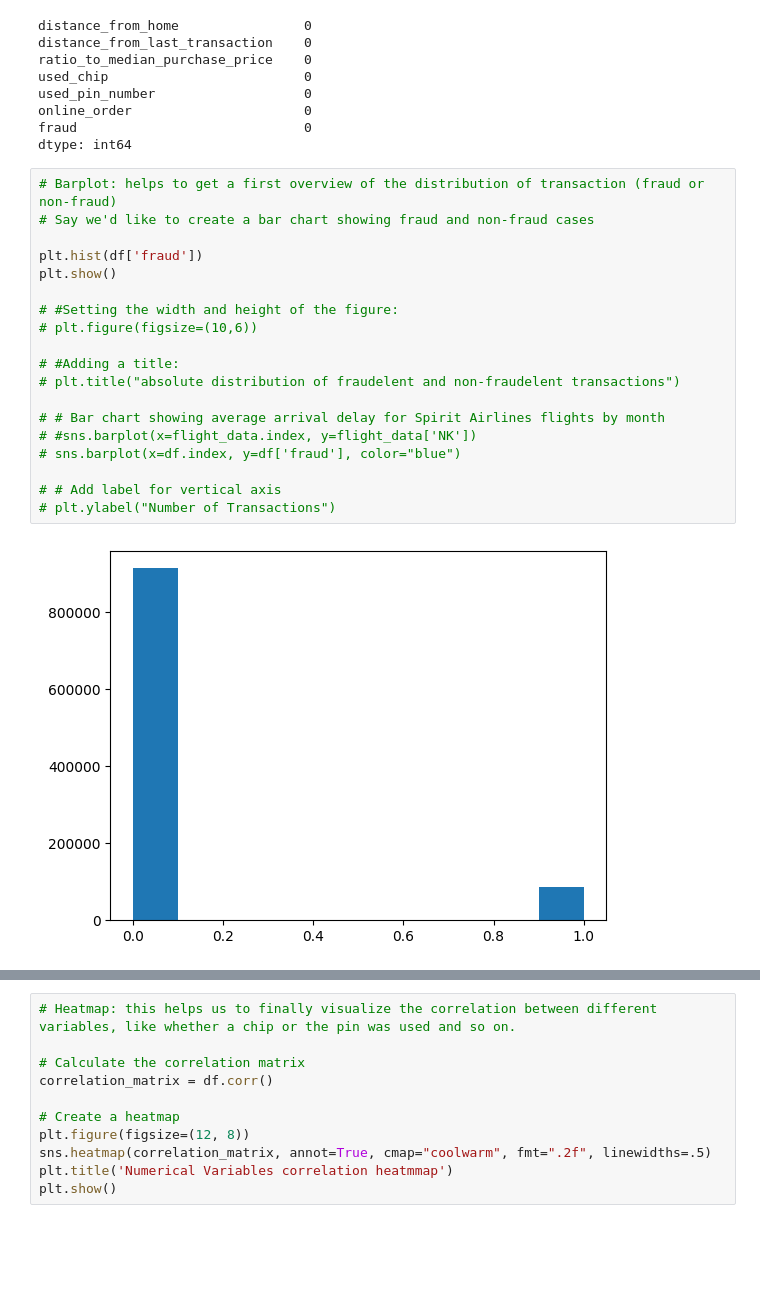
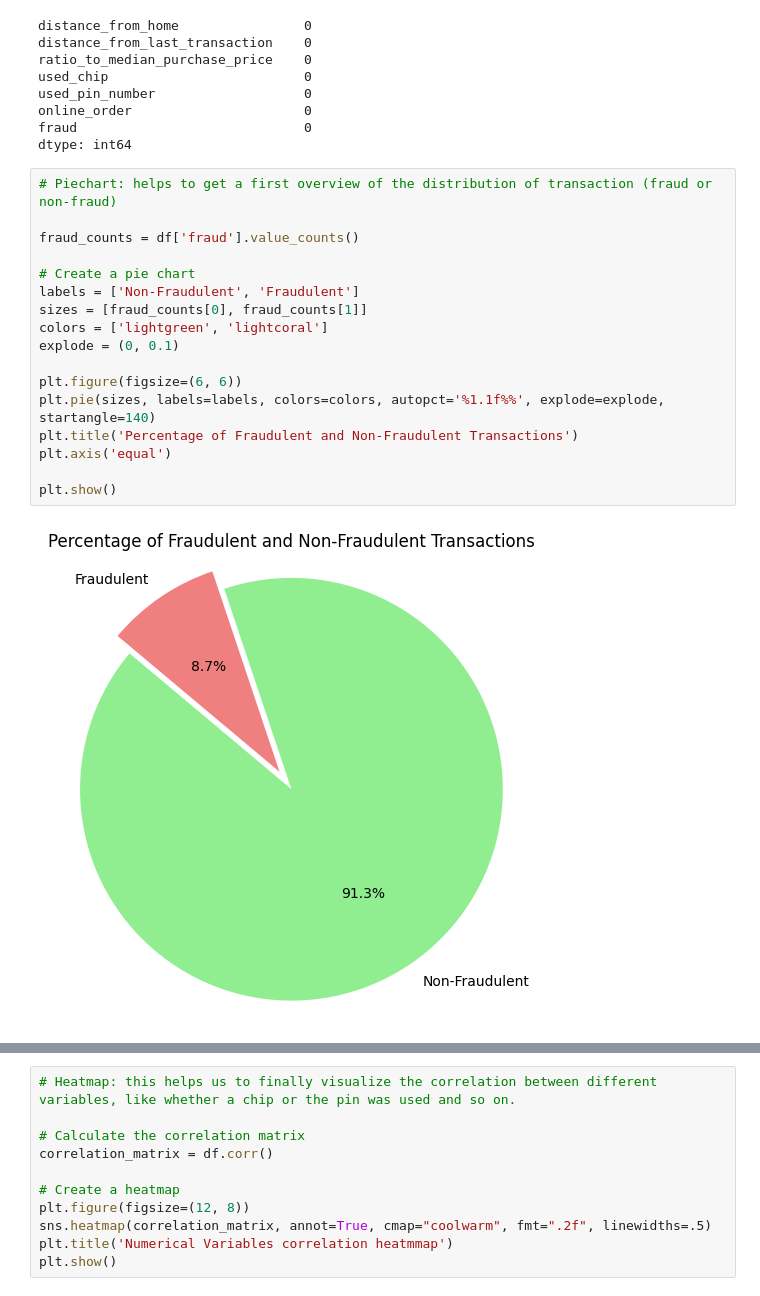
Before and after one commit to MRaza98/BIPM, a Jupyter notebook: Data Science/EDA.ipynb, the cells around one changed output, grey strips where cells are left out. Drawn from its saved outputs; the diff is of its cells as text; blank space fills up the shorter version.

```diff
--- a/Data Science/EDA.ipynb
+++ b/Data Science/EDA.ipynb
@@ -150,24 +150,22 @@ used_pin_number                   0
 online_order                      0
 fraud                             0
 dtype: int64
-# %%
-# Barplot: helps to get a first overview of the distribution of transaction (fraud or non-fraud)
-# Say we'd like to create a bar chart showing fraud and non-fraud cases
-
-plt.hist(df['fraud'])
-plt.show()
-
-# #Setting the width and height of the figure:
-# plt.figure(figsize=(10,6))
-
-# #Adding a title:
-# plt.title("absolute distribution of fraudelent and non-fraudelent transactions")
-
-# # Bar chart showing average arrival delay for Spirit Airlines flights by month
-# #sns.barplot(x=flight_data.index, y=flight_data['NK'])
-# sns.barplot(x=df.index, y=df['fraud'], color="blue")
-
-# # Add label for vertical axis
-# plt.ylabel("Number of Transactions")
-# %% [output]
-[figure, removed]
+# %%
+# Piechart: helps to get a first overview of the distribution of transaction (fraud or non-fraud)
+
+fraud_counts = df['fraud'].value_counts()
+
+# Create a pie chart
+labels = ['Non-Fraudulent', 'Fraudulent']
+sizes = [fraud_counts[0], fraud_counts[1]]
+colors = ['lightgreen', 'lightcoral']
+explode = (0, 0.1)
+
+plt.figure(figsize=(6, 6))
+plt.pie(sizes, labels=labels, colors=colors, autopct='%1.1f%%', explode=explode, startangle=140)
+plt.title('Percentage of Fraudulent and Non-Fraudulent Transactions')
+plt.axis('equal')
+
+plt.show()
+# %% [output]
+[figure, added]
```
Also changed, not shown: parts of 8 cells of this notebook.
